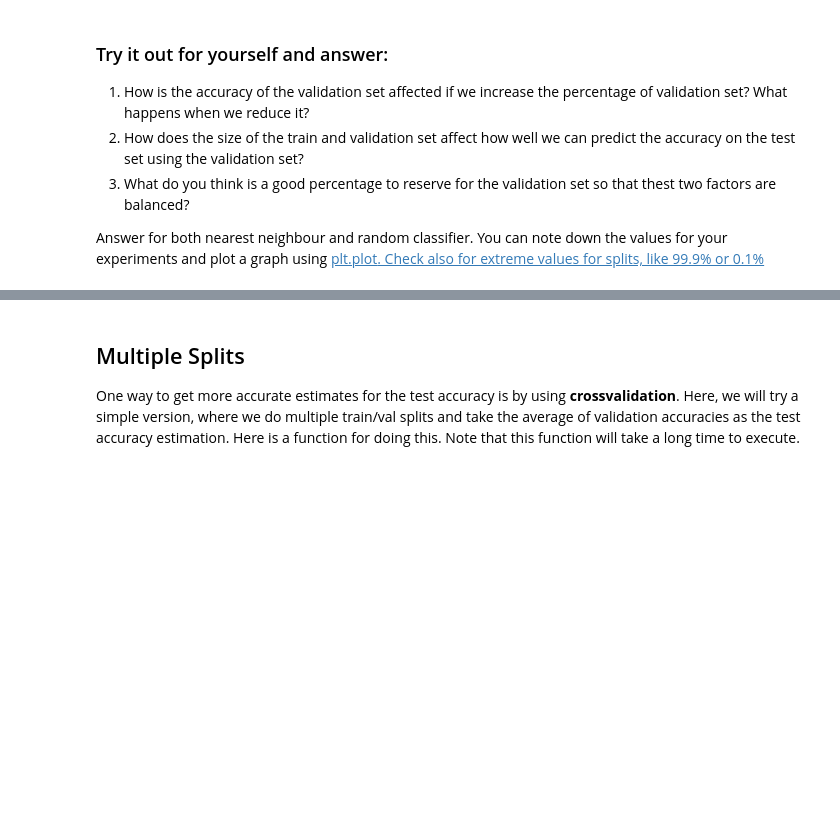
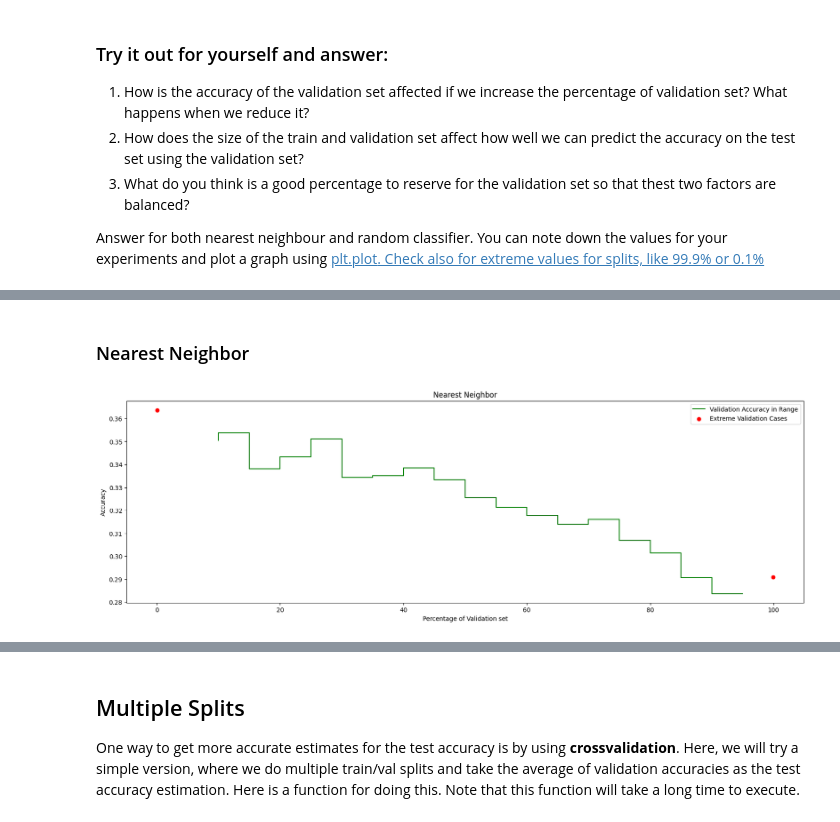
Before and after one commit to Pranee5tha/FMML_LAB_MODULES, a Jupyter notebook: Module_01_Lab_02_MLPractice.ipynb, the cells around one changed output, grey strips where cells are left out. Cells and saved outputs as stored; diff of their text form; code cells hidden in the pictures; blank space fills up the shorter version.

```diff
--- a/Module_01_Lab_02_MLPractice.ipynb
+++ b/Module_01_Lab_02_MLPractice.ipynb
@@ -150,0 +209,49 @@ Answer for both nearest neighbour and random classifier. You can note down the v
+# %%
+extreme_points = [0.1, 99.9]
+extreme_val_acc = []
+extreme_test_acc = []
+
+rnd_extreme_val_acc = []
+rnd_extreme_test_acc = []
+
+for i in extreme_points:
+  traindata, trainlabel, valdata, vallabel = split(alltraindata, alltrainlabel, (100-i)/100)
+
+  # Neignest Neignbor
+  valpred = NN(traindata, trainlabel, valdata)
+  valAccuracy = Accuracy(vallabel, valpred)
+  extreme_val_acc.append(valAccuracy)
+
+  # ## Test Data
+  # testpred = NN(alltraindata, alltrainlabel, testdata)
+  # testAccuracy = Accuracy(testlabel, testpred)
+  # extreme_test_acc.append(testAccuracy)
+
+  # Random Classifier
+  valpred = RandomClassifier(traindata, trainlabel, valdata)
+  valAccuracy = Accuracy(vallabel, valpred)
+  rnd_extreme_val_acc.append(valAccuracy)
+
+  # ## Test Dataset
+  # testpred = RandomClassifier(alltraindata, alltrainlabel, testdata)
+  # testAccuracy = Accuracy(testlabel, testpred)
+  # rnd_extreme_test_acc.append(testAccuracy)
+# %% [markdown]
+### Nearest Neighbor
+# %%
+plt.figure(figsize=(20, 6))
+
+plt.title("Nearest Neighbor")
+
+plt.plot(percentages, val_accuracy_on_increasing, label="Validation Accuracy in Range", drawstyle='steps', color='green')
+# plt.plot(percentages, test_accuracy, label="Test Accuracy in Range", drawstyle='steps', color='blue')
+
+plt.scatter(extreme_points, extreme_val_acc, label="Extreme Validation Cases", color='red')
+# plt.scatter(extreme_points, extreme_test_acc, label="Extreme Test Cases", color='orange')
+
+plt.xlabel("Percentage of Validation set")
+plt.ylabel("Accuracy")
+plt.legend()
+plt.show()
+# %% [output]
+[figure, added]
```
Also changed, not shown: parts of 61 cells of this notebook.
